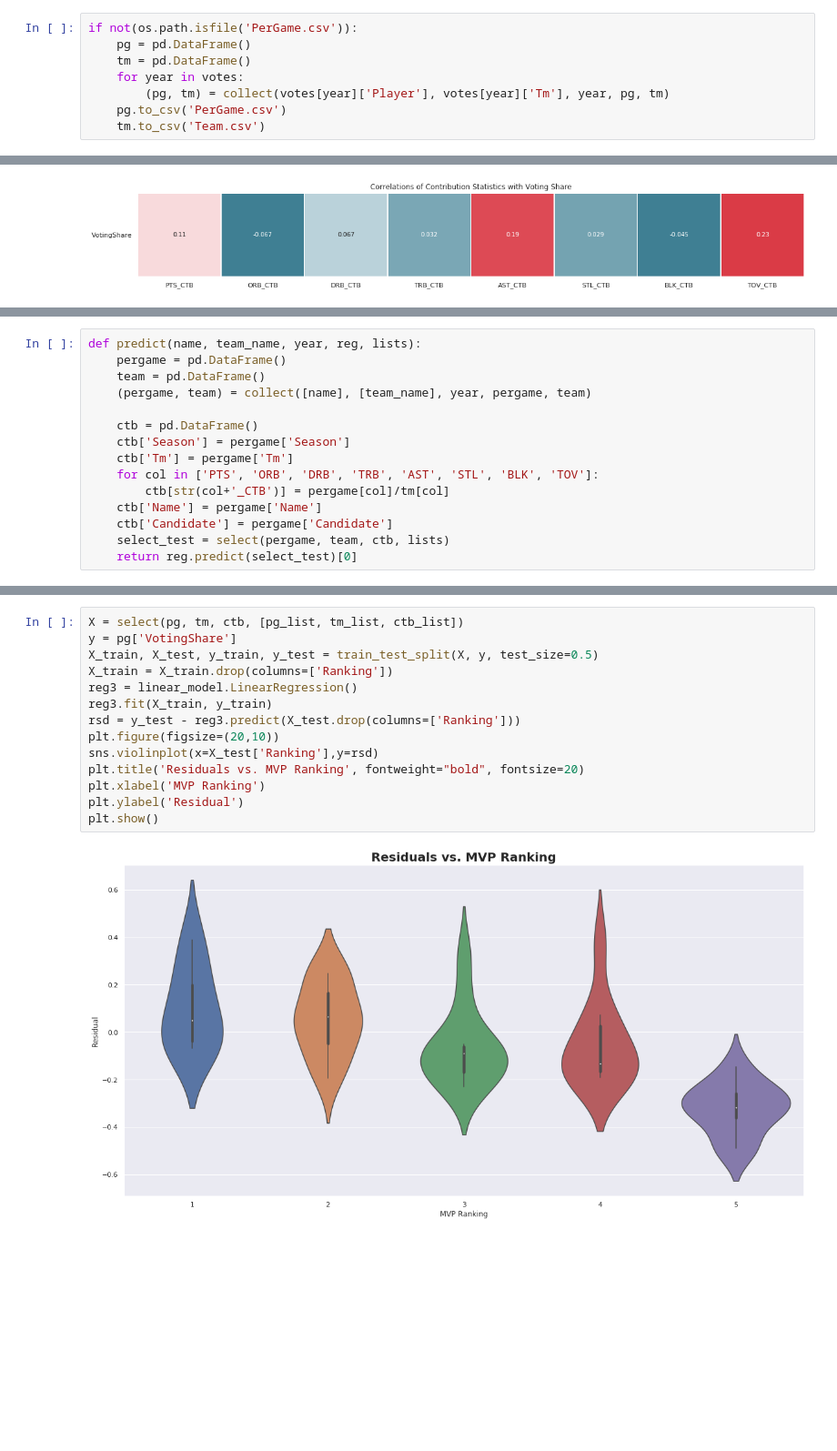
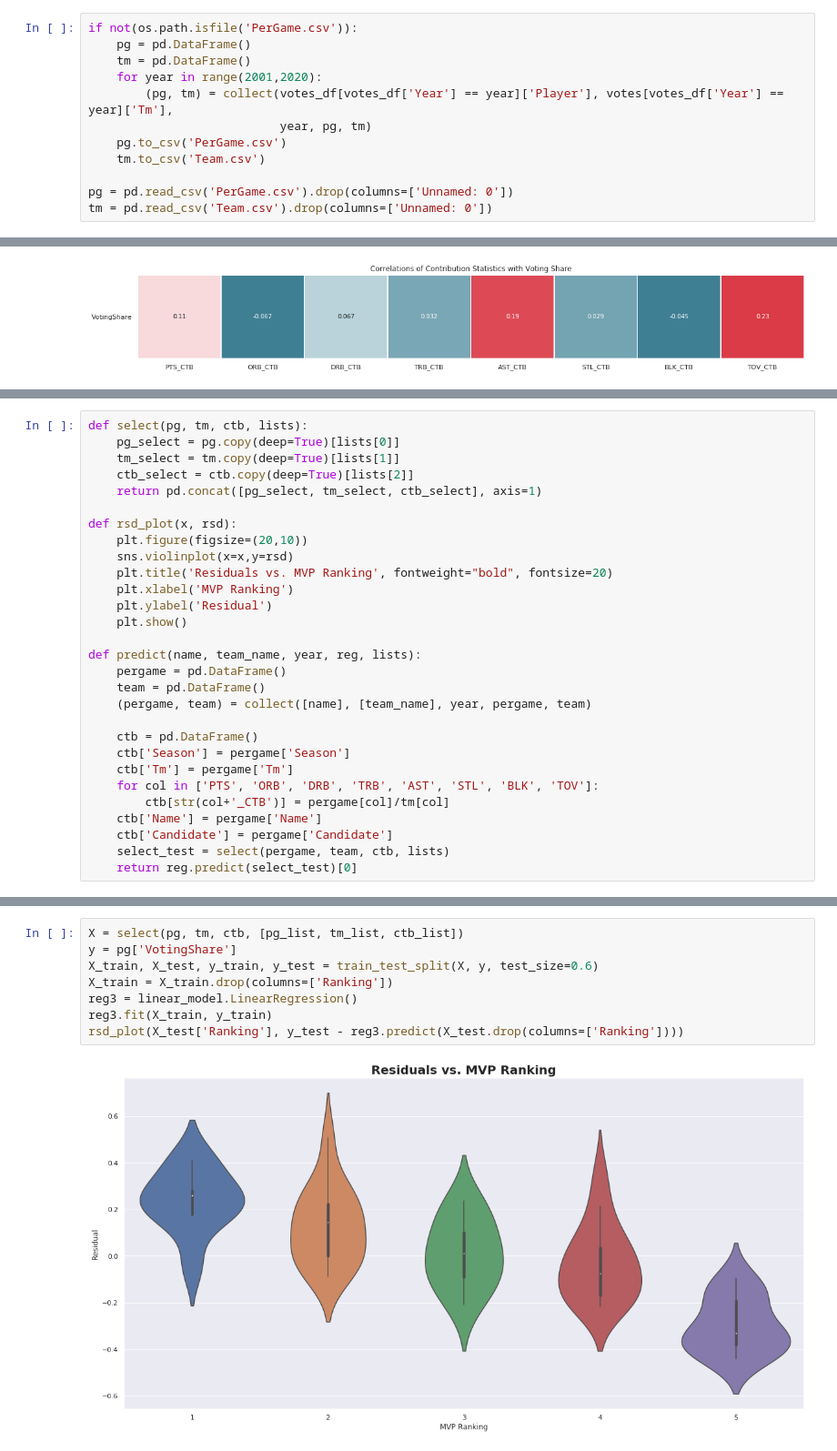
Before and after one commit to mac-austinsmith/mac-austinsmith.github.io, a Jupyter notebook: index.ipynb, the cells around one changed output, grey strips where cells are left out. Shown at 91% size. Cells and saved outputs as stored; diff of their text form; blank space fills up the shorter version.

```diff
--- a/index.ipynb
+++ b/index.ipynb
@@ -153,7 +168,11 @@ def collect(players, teams, year, pg, tm):
 if not(os.path.isfile('PerGame.csv')):
     pg = pd.DataFrame()
     tm = pd.DataFrame()
-    for year in votes:
-        (pg, tm) = collect(votes[year]['Player'], votes[year]['Tm'], year, pg, tm)
+    for year in range(2001,2020):
+        (pg, tm) = collect(votes_df[votes_df['Year'] == year]['Player'], votes[votes_df['Year'] == year]['Tm'],
+                           year, pg, tm)
     pg.to_csv('PerGame.csv')
     tm.to_csv('Team.csv')
+
+pg = pd.read_csv('PerGame.csv').drop(columns=['Unnamed: 0'])
+tm = pd.read_csv('Team.csv').drop(columns=['Unnamed: 0'])
@@ -318,4 +349,18 @@ def select(pg, tm, ctb, lists):
 # %%
+def select(pg, tm, ctb, lists):
+    pg_select = pg.copy(deep=True)[lists[0]]
+    tm_select = tm.copy(deep=True)[lists[1]]
+    ctb_select = ctb.copy(deep=True)[lists[2]]
+    return pd.concat([pg_select, tm_select, ctb_select], axis=1)
+
+def rsd_plot(x, rsd):
+    plt.figure(figsize=(20,10))
+    sns.violinplot(x=x,y=rsd)
+    plt.title('Residuals vs. MVP Ranking', fontweight="bold", fontsize=20)
+    plt.xlabel('MVP Ranking')
+    plt.ylabel('Residual')
+    plt.show()
+
 def predict(name, team_name, year, reg, lists):
     pergame = pd.DataFrame()
     team = pd.DataFrame()
@@ -369,19 +401,13 @@ plt.show()
 # %%
 X = select(pg, tm, ctb, [pg_list, tm_list, ctb_list])
 y = pg['VotingShare']
-X_train, X_test, y_train, y_test = train_test_split(X, y, test_size=0.5)
+X_train, X_test, y_train, y_test = train_test_split(X, y, test_size=0.6)
 X_train = X_train.drop(columns=['Ranking'])
 reg3 = linear_model.LinearRegression()
 reg3.fit(X_train, y_train)
-rsd = y_test - reg3.predict(X_test.drop(columns=['Ranking']))
-plt.figure(figsize=(20,10))
-sns.violinplot(x=X_test['Ranking'],y=rsd)
-plt.title('Residuals vs. MVP Ranking', fontweight="bold", fontsize=20)
-plt.xlabel('MVP Ranking')
-plt.ylabel('Residual')
-plt.show()
+rsd_plot(X_test['Ranking'], y_test - reg3.predict(X_test.drop(columns=['Ranking'])))
 # %% [output]
-[figure, old version]
+[figure, new version]
 # %%
 tables = pd.read_html('https://basketball.realgm.com/nba/players/2019')
 table = tables[12].copy(deep=True)[tables[12]['GP'] >= 41]
```
Also changed, not shown: parts of 18 cells of this notebook, 1 other file.
